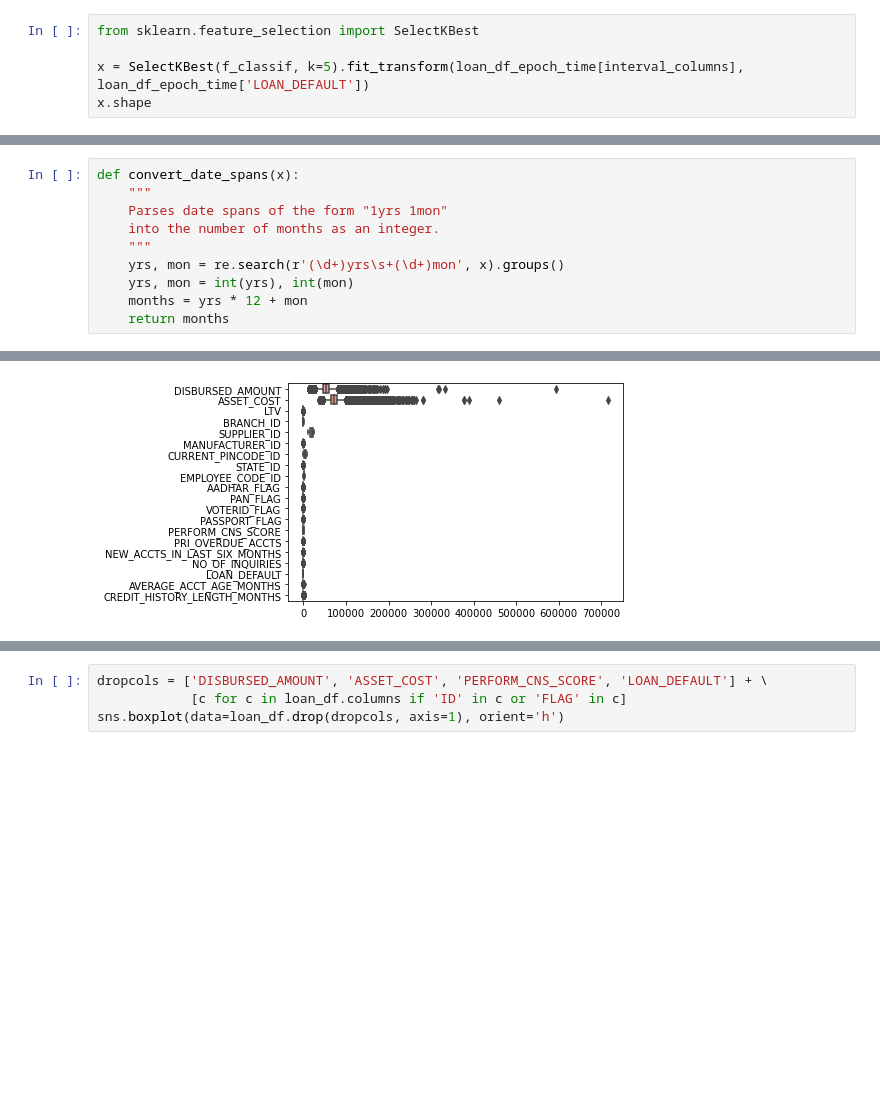
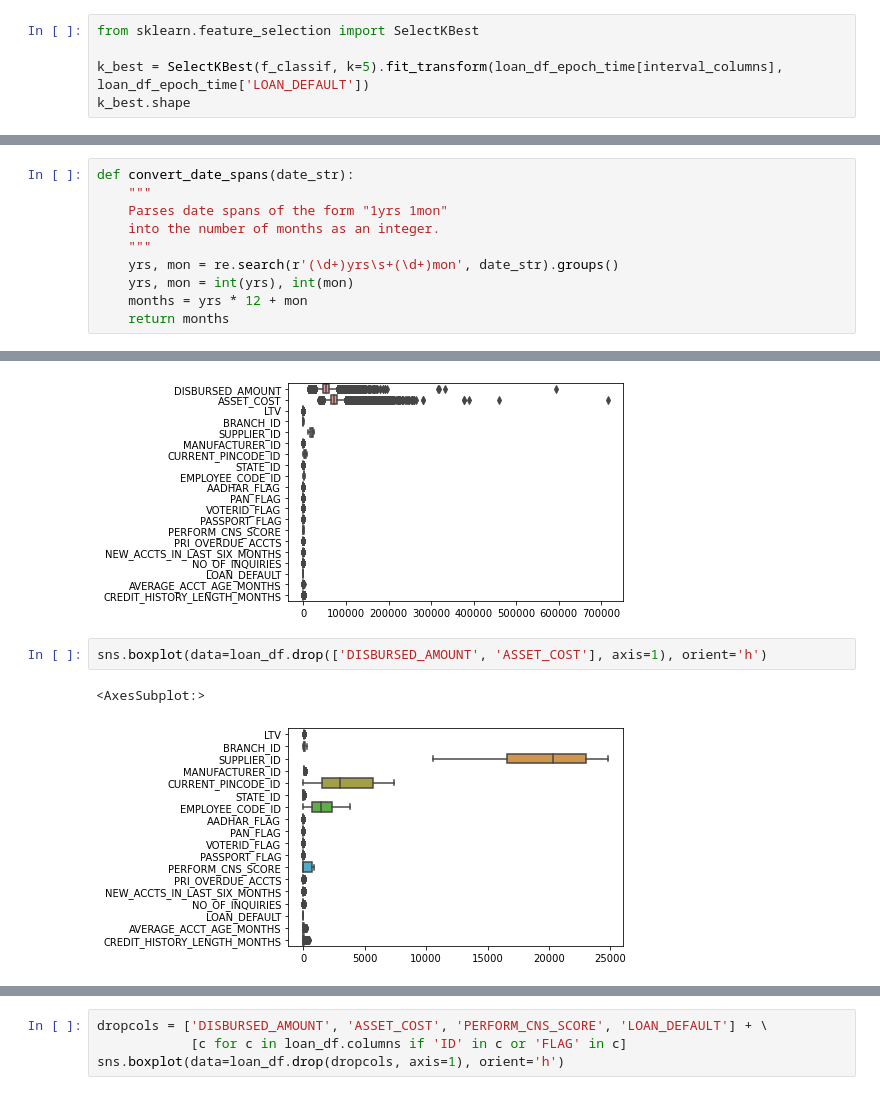
Before and after one commit to PacktPublishing/Practical-Data-Science-with-Python, a Jupyter notebook: Chapter10/Chapter_10_code.ipynb, the cells around one changed output, grey strips where cells are left out. Cells and saved outputs as stored; diff of their text form; blank space fills up the shorter version.

```diff
--- a/Chapter10/Chapter_10_code.ipynb
+++ b/Chapter10/Chapter_10_code.ipynb
@@ -204,8 +205,8 @@ f_classif(loan_df[['PERFORM_CNS_SCORE', 'PAN_FLAG', 'STATE_ID']], loan_df['LOAN_
 # %%
 from sklearn.feature_selection import SelectKBest
 
-x = SelectKBest(f_classif, k=5).fit_transform(loan_df_epoch_time[interval_columns], loan_df_epoch_time['LOAN_DEFAULT'])
-x.shape
+k_best = SelectKBest(f_classif, k=5).fit_transform(loan_df_epoch_time[interval_columns], loan_df_epoch_time['LOAN_DEFAULT'])
+k_best.shape
 # %% [output]
 (133154, 5)
 # %% [markdown]
@@ -217,12 +218,12 @@ re.search(r'(\d+)yrs\s+(\d+)mon', '1yrs 11mon').groups()
 # %% [output]
 ('1', '11')
 # %%
-def convert_date_spans(x):
+def convert_date_spans(date_str):
     """
     Parses date spans of the form "1yrs 1mon"
     into the number of months as an integer.
     """
-    yrs, mon = re.search(r'(\d+)yrs\s+(\d+)mon', x).groups()
+    yrs, mon = re.search(r'(\d+)yrs\s+(\d+)mon', date_str).groups()
     yrs, mon = int(yrs), int(mon)
     months = yrs * 12 + mon
     return months
@@ -240,3 +241,8 @@ sns.boxplot(data=loan_df, orient='h')
 # %% [output]
 <AxesSubplot:>
 [figure]
+# %%
+sns.boxplot(data=loan_df.drop(['DISBURSED_AMOUNT', 'ASSET_COST'], axis=1), orient='h')
+# %% [output]
+<AxesSubplot:>
+[figure, added]
```
Also changed, not shown: parts of 9 cells of this notebook, 3 other files.
